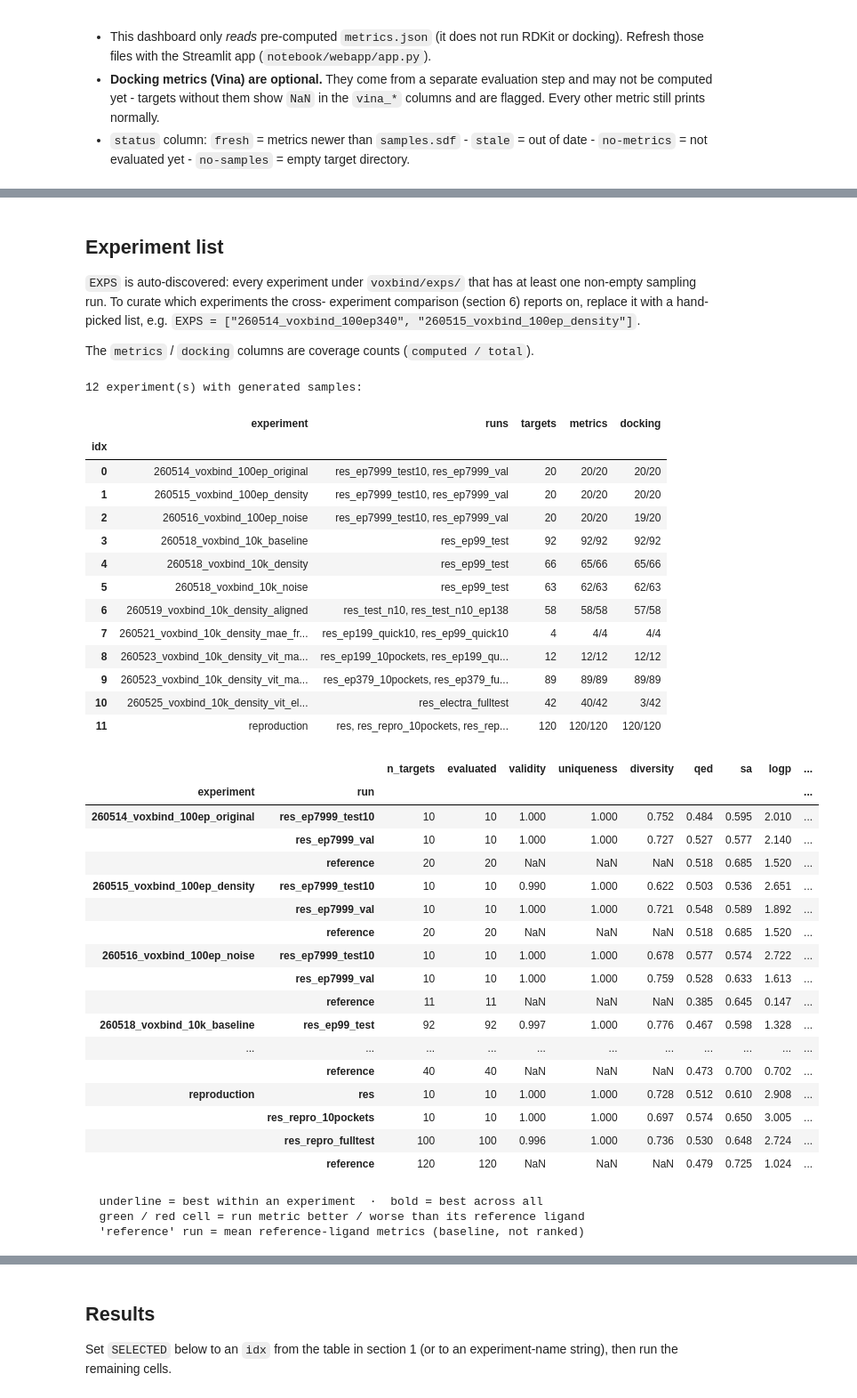
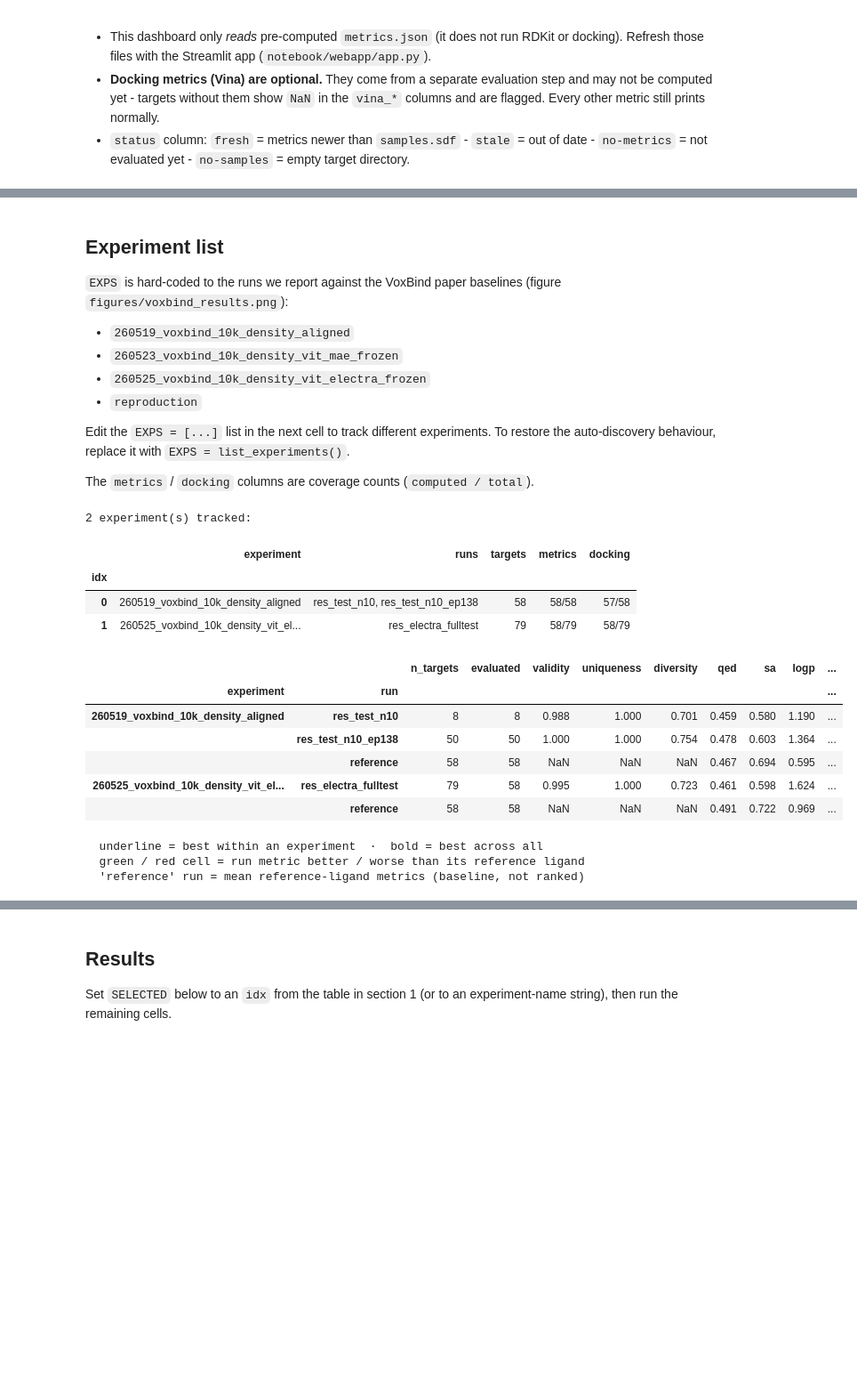
Before and after one commit to seonghyun26/VoxBind, a Jupyter notebook: notebook/00_dashboard.ipynb, the cells around one changed output, grey strips where cells are left out. Shown at 89% size. Drawn from its saved outputs; the diff is of its cells as text; code cells hidden in the pictures; blank space fills up the shorter version.

Commit message:
upd - electra results

```diff
--- a/notebook/00_dashboard.ipynb
+++ b/notebook/00_dashboard.ipynb
@@ -330,15 +440,28 @@ helpers ready: list_experiments, list_runs, list_targets,
 # %% [markdown]
 ## Experiment list
 
-`EXPS` is auto-discovered: every experiment under `voxbind/exps/` that has at
-least one non-empty sampling run. To curate which experiments the cross-
-experiment comparison (section 6) reports on, replace it with a hand-picked
-list, e.g. `EXPS = ["260514_voxbind_100ep340", "260515_voxbind_100ep_density"]`.
+`EXPS` is hard-coded to the runs we report against the VoxBind paper
+baselines (figure `figures/voxbind_results.png`):
+
+- `260519_voxbind_10k_density_aligned`
+- `260523_voxbind_10k_density_vit_mae_frozen`
+- `260525_voxbind_10k_density_vit_electra_frozen`
+- `reproduction`
+
+Edit the `EXPS = [...]` list in the next cell to track different experiments.
+To restore the auto-discovery behaviour, replace it with `EXPS = list_experiments()`.
 
 The `metrics` / `docking` columns are coverage counts (`computed / total`).
 # %%
-# Section 1 - list every experiment that has generated samples.
-EXPS = list_experiments()
+# Section 1 - hand-picked experiments for the paper-style comparison.
+# Auto-discovery (list_experiments()) is intentionally bypassed - this
+# dashboard tracks three runs against the VoxBind paper baselines.
+EXPS = [
+    "260519_voxbind_10k_density_aligned",
+    "260523_voxbind_10k_density_vit_mae_frozen",
+    "260525_voxbind_10k_density_vit_electra_frozen",
+    "reproduction",
+]
 
 overview = []
 for i, exp_name in enumerate(EXPS):
@@ -373,9 +496,9 @@ for i, exp_name in enumerate(EXPS):
     })
 
 if not EXPS:
-    print(f"No experiments with generated samples under {EXPS_ROOT}")
+    print(f"No experiments selected - edit the EXPS list above.")
 else:
-    print(f"{len(EXPS)} experiment(s) with generated samples:")
+    print(f"{len(EXPS)} experiment(s) tracked:")
     show(pd.DataFrame(overview).set_index("idx"))
 
 
@@ -417,7 +540,7 @@ def experiment_reference_row(exp_name):
                 refs.append(r)
     metric_cols = ["qed", "sa", "logp", "lipinski"] + VINA_COLS
     row = {c: float("nan") for c in
-           ["validity", "uniqueness", "diversity", "clash_free"] + metric_cols}
+           ["validity", "uniqueness", "diversity", "clash_free", "n_clashes"] + metric_cols}
     row["n_targets"] = row["evaluated"] = len(refs)
     for c in metric_cols:
         vals = [r[c] for r in refs if c in r]
@@ -433,7 +556,7 @@ def _highlight_best(df):
     The 'reference' rows are a baseline and are excluded from the ranking.
     """
     higher = ["validity", "uniqueness", "diversity", "qed", "sa",
-              "lipinski", "clash_free", "high_affinity"]
+              "lipinski", "clash_free", "n_clashes", "high_affinity"]
     lower = ["vina_score", "vina_min", "vina_dock"]
     css = pd.DataFrame("", index=df.index, columns=df.columns)
     experiments = df.index.get_level_values("experiment")
@@ -521,62 +644,41 @@ for exp_name in EXPS:
     # gather the reference ligands into a virtual 'reference' run (no folder)
     ref_row = experiment_reference_row(exp_name)
     if ref_row["n_targets"]:
         cmp_rows.append({"experiment": exp_name, "run": "reference", **ref_row})
 
 cmp_df = pd.DataFrame(cmp_rows)
 if cmp_df.empty:
     print("Nothing to compare - no experiments with samples.")
 else:
     _cmp = cmp_df.set_index(["experiment", "run"])
     _styled = (_cmp.style
                .apply(_highlight_best, axis=None)
                .apply(_color_vs_reference, axis=None)
                .set_table_styles(_separator_table_styles(_cmp), overwrite=False)
                .format(precision=3, na_rep="NaN"))
     show(_styled)
     print("  underline = best within an experiment  ·  bold = best across all")
     print("  green / red cell = run metric better / worse than its reference ligand")
     print("  'reference' run = mean reference-ligand metrics (baseline, not ranked)")
     missing = [c for c in VINA_COLS if cmp_df[c].isna().all()]
     if missing:
         print(f"  docking not computed anywhere - NaN columns: {', '.join(missing)}")
     n_err_total = int(cmp_df["vina_n_failed"].fillna(0).sum()) if "vina_n_failed" in cmp_df else 0
     if n_err_total:
         print(f"  vina_n_failed column = total sample-level dock errors per (experiment, run); {n_err_total} across all runs")
 # %% [output]
-12 experiment(s) with generated samples:
+2 experiment(s) tracked:
 |  | experiment | runs | targets | metrics | docking |
 | idx |  |  |  |  |  |
-| 0 | 260514_voxbind_100ep_original | res_ep7999_test10, res_ep7999_val | 20 | 20/20 | 20/20 |
-| 1 | 260515_voxbind_100ep_density | res_ep7999_test10, res_ep7999_val | 20 | 20/20 | 20/20 |
-| 2 | 260516_voxbind_100ep_noise | res_ep7999_test10, res_ep7999_val | 20 | 20/20 | 19/20 |
-| 3 | 260518_voxbind_10k_baseline | res_ep99_test | 92 | 92/92 | 92/92 |
-| 4 | 260518_voxbind_10k_density | res_ep99_test | 66 | 65/66 | 65/66 |
-| 5 | 260518_voxbind_10k_noise | res_ep99_test | 63 | 62/63 | 62/63 |
-| 6 | 260519_voxbind_10k_density_aligned | res_test_n10, res_test_n10_ep138 | 58 | 58/58 | 57/58 |
-| 7 | 260521_voxbind_10k_density_mae_fr... | res_ep199_quick10, res_ep99_quick10 | 4 | 4/4 | 4/4 |
-| 8 | 260523_voxbind_10k_density_vit_ma... | res_ep199_10pockets, res_ep199_qu... | 12 | 12/12 | 12/12 |
-| 9 | 260523_voxbind_10k_density_vit_ma... | res_ep379_10pockets, res_ep379_fu... | 89 | 89/89 | 89/89 |
-| 10 | 260525_voxbind_10k_density_vit_el... | res_electra_fulltest | 42 | 40/42 | 3/42 |
-| 11 | reproduction | res, res_repro_10pockets, res_rep... | 120 | 120/120 | 120/120 |
+| 0 | 260519_voxbind_10k_density_aligned | res_test_n10, res_test_n10_ep138 | 58 | 58/58 | 57/58 |
+| 1 | 260525_voxbind_10k_density_vit_el... | res_electra_fulltest | 79 | 58/79 | 58/79 |
 |  |  | n_targets | evaluated | validity | uniqueness | diversity | qed | sa | logp | ... |
 | experiment | run |  |  |  |  |  |  |  |  | ... |
-| 260514_voxbind_100ep_original | res_ep7999_test10 | 10 | 10 | 1.000 | 1.000 | 0.752 | 0.484 | 0.595 | 2.010 | ... |
-|  | res_ep7999_val | 10 | 10 | 1.000 | 1.000 | 0.727 | 0.527 | 0.577 | 2.140 | ... |
-|  | reference | 20 | 20 | NaN | NaN | NaN | 0.518 | 0.685 | 1.520 | ... |
-| 260515_voxbind_100ep_density | res_ep7999_test10 | 10 | 10 | 0.990 | 1.000 | 0.622 | 0.503 | 0.536 | 2.651 | ... |
-|  | res_ep7999_val | 10 | 10 | 1.000 | 1.000 | 0.721 | 0.548 | 0.589 | 1.892 | ... |
-|  | reference | 20 | 20 | NaN | NaN | NaN | 0.518 | 0.685 | 1.520 | ... |
-| 260516_voxbind_100ep_noise | res_ep7999_test10 | 10 | 10 | 1.000 | 1.000 | 0.678 | 0.577 | 0.574 | 2.722 | ... |
-|  | res_ep7999_val | 10 | 10 | 1.000 | 1.000 | 0.759 | 0.528 | 0.633 | 1.613 | ... |
-|  | reference | 11 | 11 | NaN | NaN | NaN | 0.385 | 0.645 | 0.147 | ... |
-| 260518_voxbind_10k_baseline | res_ep99_test | 92 | 92 | 0.997 | 1.000 | 0.776 | 0.467 | 0.598 | 1.328 | ... |
-| ... | ... | ... | ... | ... | ... | ... | ... | ... | ... | ... |
-|  | reference | 40 | 40 | NaN | NaN | NaN | 0.473 | 0.700 | 0.702 | ... |
-| reproduction | res | 10 | 10 | 1.000 | 1.000 | 0.728 | 0.512 | 0.610 | 2.908 | ... |
-|  | res_repro_10pockets | 10 | 10 | 1.000 | 1.000 | 0.697 | 0.574 | 0.650 | 3.005 | ... |
-|  | res_repro_fulltest | 100 | 100 | 0.996 | 1.000 | 0.736 | 0.530 | 0.648 | 2.724 | ... |
-|  | reference | 120 | 120 | NaN | NaN | NaN | 0.479 | 0.725 | 1.024 | ... |
+| 260519_voxbind_10k_density_aligned | res_test_n10 | 8 | 8 | 0.988 | 1.000 | 0.701 | 0.459 | 0.580 | 1.190 | ... |
+|  | res_test_n10_ep138 | 50 | 50 | 1.000 | 1.000 | 0.754 | 0.478 | 0.603 | 1.364 | ... |
+|  | reference | 58 | 58 | NaN | NaN | NaN | 0.467 | 0.694 | 0.595 | ... |
+| 260525_voxbind_10k_density_vit_el... | res_electra_fulltest | 79 | 58 | 0.995 | 1.000 | 0.723 | 0.461 | 0.598 | 1.624 | ... |
+|  | reference | 58 | 58 | NaN | NaN | NaN | 0.491 | 0.722 | 0.969 | ... |
   underline = best within an experiment  ·  bold = best across all
   green / red cell = run metric better / worse than its reference ligand
   'reference' run = mean reference-ligand metrics (baseline, not ranked)
```
Also changed, not shown: parts of 8 cells of this notebook, 8 other files.
